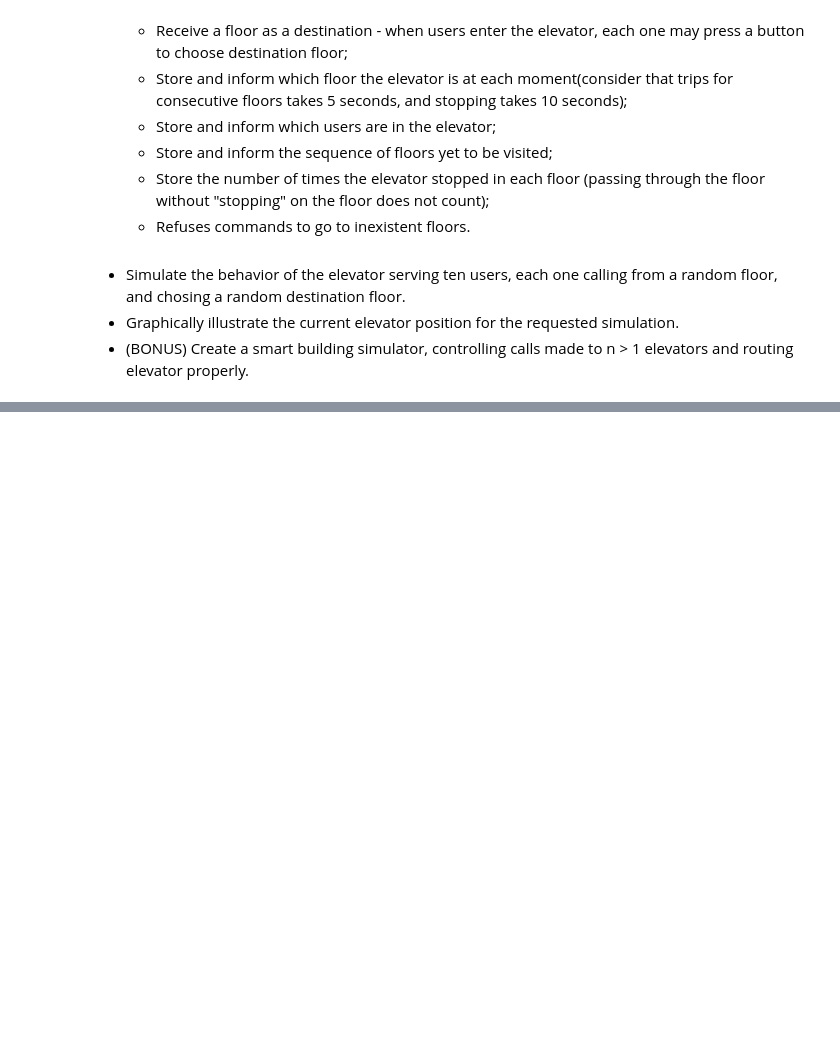
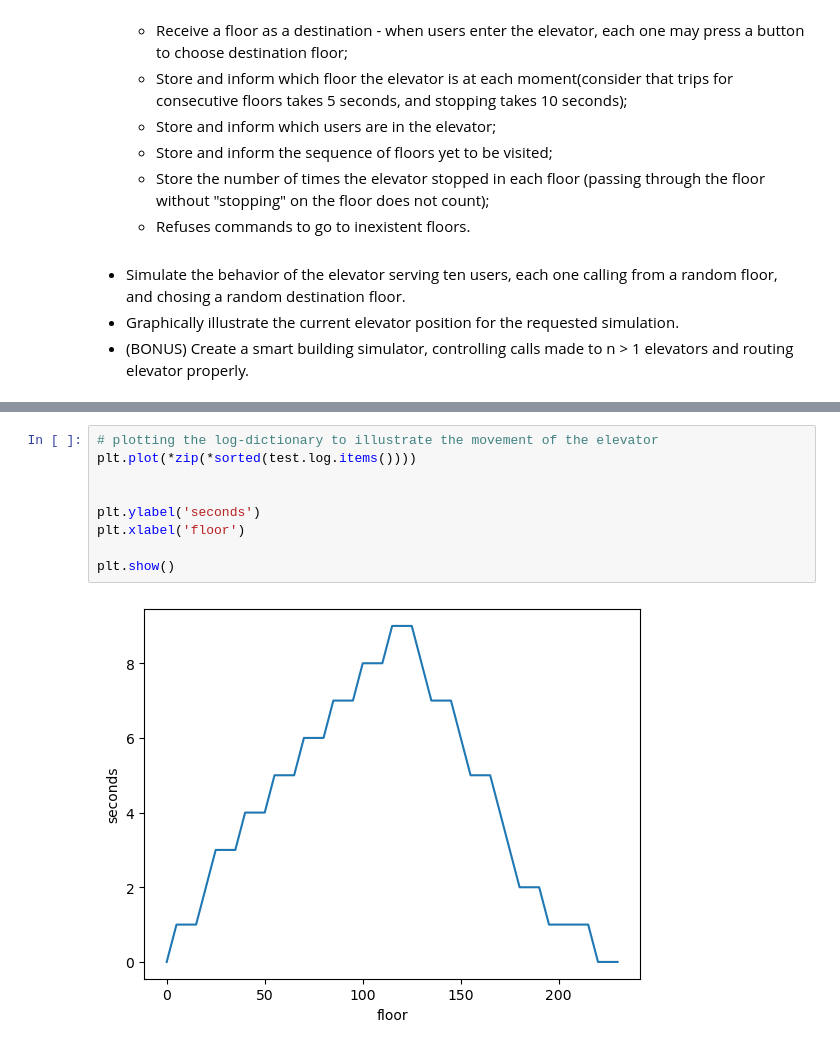
Before and after one commit to rsouza/Python_Course, a Jupyter notebook: Assignments/EN/Assignment_6.ipynb, the cells around one changed output, grey strips where cells are left out. Cells and saved outputs as stored; diff of their text form; blank space fills up the shorter version.

```diff
--- a/Assignments/EN/Assignment_6.ipynb
+++ b/Assignments/EN/Assignment_6.ipynb
@@ -45,0 +303,11 @@ In this assigment we are going to play with generators and instances/classes - s
+# %%
+# plotting the log-dictionary to illustrate the movement of the elevator
+plt.plot(*zip(*sorted(test.log.items())))
+
+
+plt.ylabel('seconds')
+plt.xlabel('floor')
+
+plt.show()
+# %% [output]
+[figure, added]
```
Also changed, not shown: parts of 8 cells of this notebook, 4 other files.
